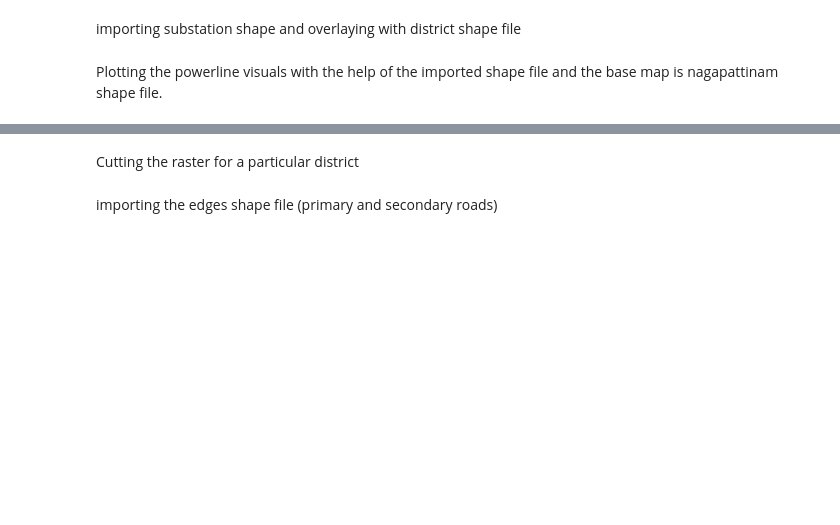
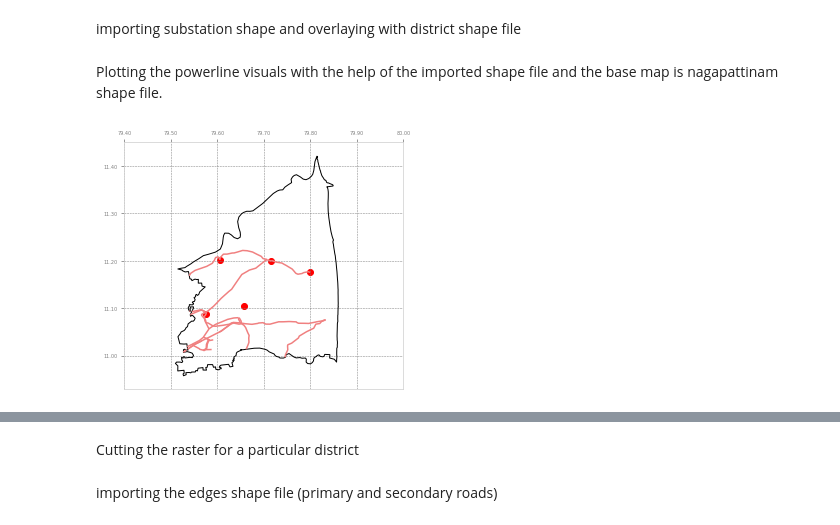
Before and after one commit to NilimaKD/lila-reports, a Jupyter notebook: LILA visuals.ipynb, the cells around one changed output, grey strips where cells are left out. Saved outputs shown, nothing was run; the diff lists cells and outputs as text; code cells hidden in the pictures; blank space fills up the shorter version.

Commit message:
check point

```diff
--- a/LILA visuals.ipynb
+++ b/LILA visuals.ipynb
@@ -96,5 +144,5 @@ df1.plot()
 # %% [markdown]
 Merging the powerline shape and district shape file
 # %%
-merge = overlay(df, df1, how='intersection')
-merge.info()
+_shp_dst_powerlines = overlay(_shp_powerlines, _shp_district, how='intersection')
+_shp_dst_powerlines.info()
@@ -101,34 +167,36 @@ merge.info()
 # %% [markdown]
 importing substation shape and overlaying with district shape file
 # %%
-df2 = read_df_UT("Supporting_info/list_substation_TN_corr.geojson/list_substation_TN_corr.shp")
-intersection = overlay(df2, df1, how='intersection')
+_shp_substations = read_df_UT("Supporting_info/list_substation_TN_corr.geojson/list_substation_TN_corr.shp")
+_shp_dst_substations = overlay(_shp_substations, _shp_district, how='intersection')
 # %% [markdown]
 Plotting the powerline visuals with the help of the imported shape file and the base map is nagapattinam shape file.
 # %%
-ax = df1.plot(figsize=(5,5),color="none",zorder=2)
-x = merge.plot(color="lightcoral",ax =ax) #powerline inside the district
-y = intersection.plot(color="red",ax=ax)  #substation data points inside the district
-ax.xaxis.tick_top() #making the x-axis scaling in the above
+_plt_district = _shp_district.plot(figsize=(5,5),color="none",zorder=2)
+x = _shp_dst_powerlines.plot(color="lightcoral",ax =_plt_district) #powerline inside the district
+y = _shp_dst_substations.plot(color="red",ax=_plt_district)  #substation data points inside the district
+_plt_district.xaxis.tick_top() #making the x-axis scaling in the above
 plt.xlim(79.40,80.00) #setting limit for x axis
 plt.ylim(10.93,11.45) #setting limit for y axis
 plt.grid(color="grey",linestyle = '--', linewidth = 0.5) #creating the grid
 # plt.legend(loc='lower right')
-ax.tick_params(axis='x', colors='grey') #coloring the axis values
-ax.tick_params(axis='y', colors='grey')
+_plt_district.tick_params(axis='x', colors='grey') #coloring the axis values
+_plt_district.tick_params(axis='y', colors='grey')
 # ax.add_artist(ScaleBar(1)) #adding the scale bar
-ax.xaxis.set_major_formatter(FormatStrFormatter('%.2f')) #axis value formatting for both axis
-ax.yaxis.set_major_formatter(FormatStrFormatter('%.2f'))
-ax.tick_params(axis='x', labelsize=5)  #reducing the size of the axis values
-ax.tick_params(axis='y', labelsize=5)
+_plt_district.xaxis.set_major_formatter(FormatStrFormatter('%.2f')) #axis value formatting for both axis
+_plt_district.yaxis.set_major_formatter(FormatStrFormatter('%.2f'))
+_plt_district.tick_params(axis='x', labelsize=5)  #reducing the size of the axis values
+_plt_district.tick_params(axis='y', labelsize=5)
 # x1, y1, arrow_length = 0.9, 0.9, 0.1   #creating a north arrow
 # ax.annotate('N', xy=(x1, y1), xytext=(x1, y1-arrow_length),
 #             arrowprops=dict(facecolor='none', width=5, headwidth=12),
 #             ha='center', va='center', fontsize=10,
 #             xycoords=ax.transAxes)
-ax.spines['bottom'].set_color('lightgrey') #changing the boundary colour
-ax.spines['top'].set_color('lightgrey')
-ax.spines['right'].set_color('lightgrey')
-ax.spines['left'].set_color('lightgrey')
+_plt_district.spines['bottom'].set_color('lightgrey') #changing the boundary colour
+_plt_district.spines['top'].set_color('lightgrey')
+_plt_district.spines['right'].set_color('lightgrey')
+_plt_district.spines['left'].set_color('lightgrey')
 plt.savefig(get_in_workdir("powerlines.jpg"),dpi =1500) #saving the picture in high quality
 plt.show()
+# %% [output]
+[figure, added]
```
Also changed, not shown: parts of 39 cells of this notebook.
